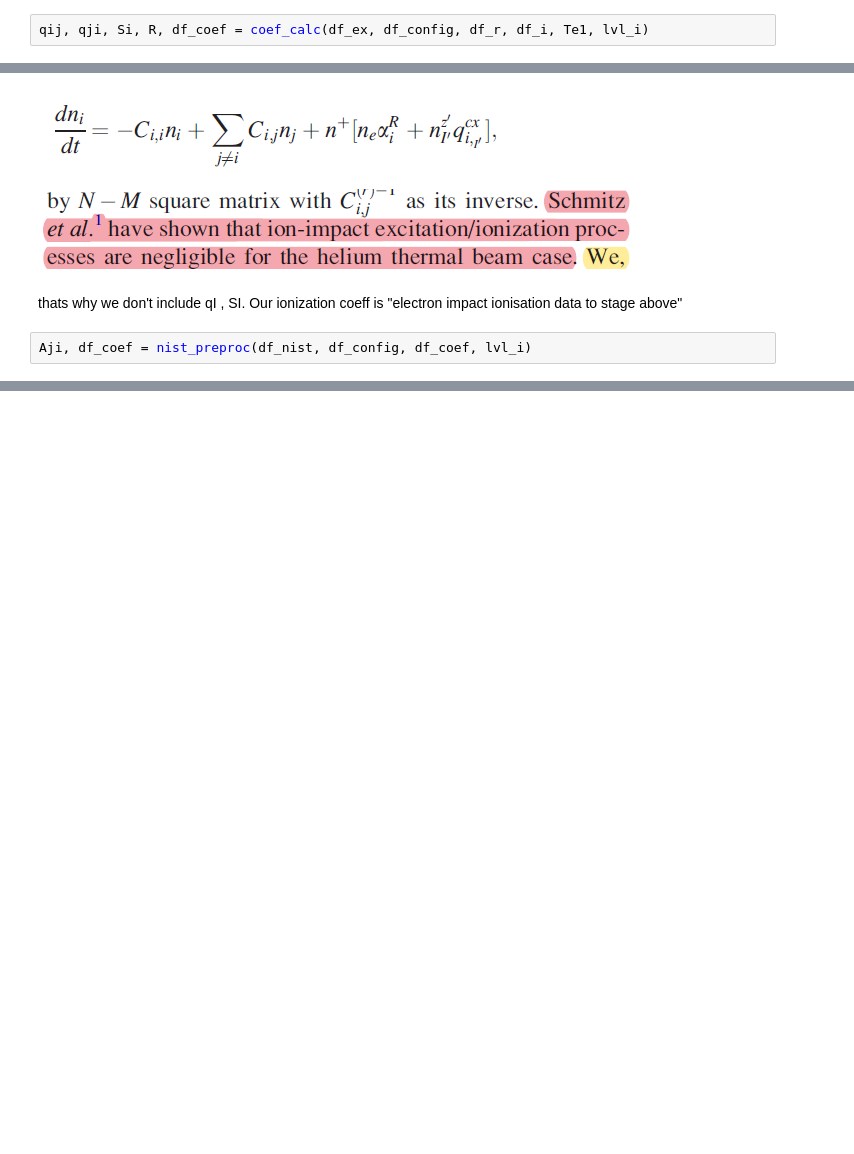
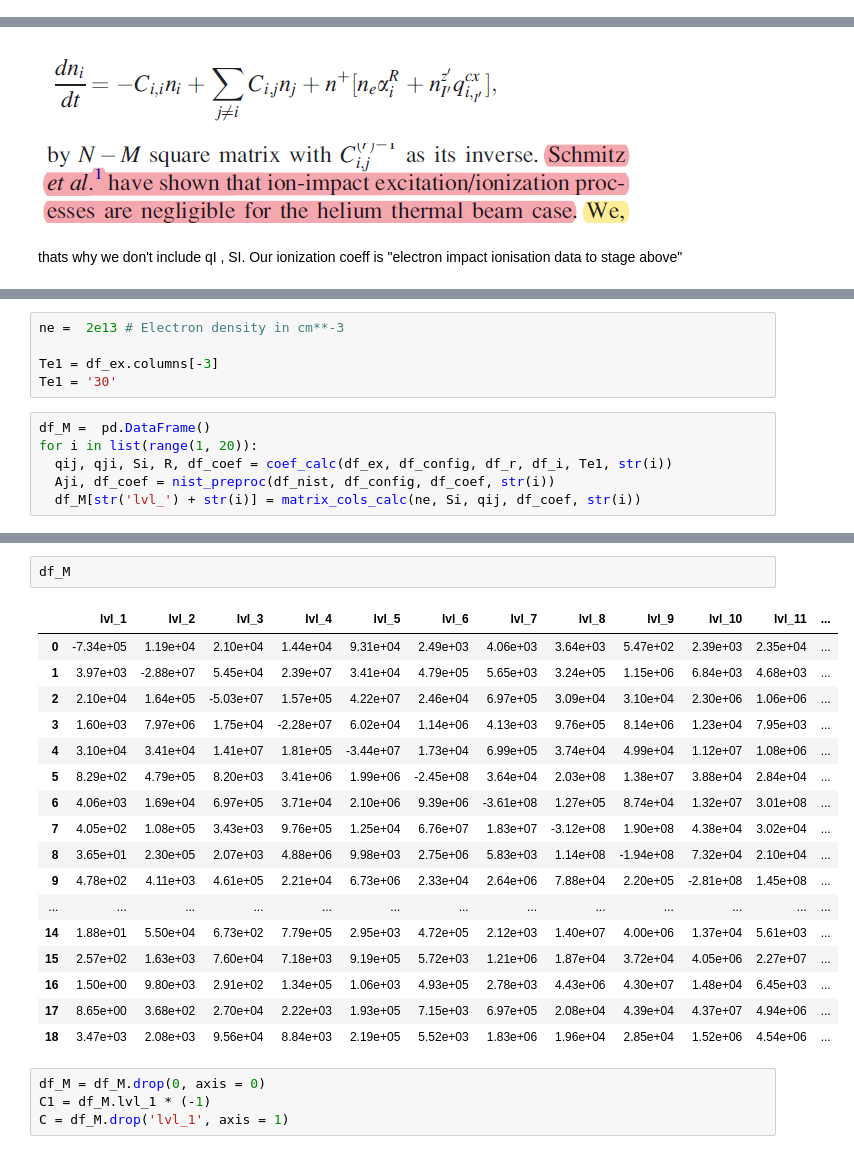
Before and after one commit to nadyayal/CRM, a Jupyter notebook: CRM1.ipynb, the cells around one changed output, grey strips where cells are left out. Drawn from its saved outputs; the diff is of its cells as text; blank space fills up the shorter version.

```diff
--- a/CRM1.ipynb
+++ b/CRM1.ipynb
@@ -256,5 +296,3 @@ lvl_i = '3'
-# %%
-qij, qji, Si, R, df_coef = coef_calc(df_ex, df_config, df_r, df_i, Te1, lvl_i)
 # %% [markdown]
 ![image.png](embedded-picture-1)
 # %% [markdown]
@@ -266,5 +304,3 @@ qij, qji, Si, R, df_coef = coef_calc(df_ex, df_config, df_r, df_i, Te1, lvl_i)
 # %% [markdown]
 thats why we don't include qI , SI.
 Our ionization coeff is "electron impact ionisation data to stage above"
-# %%
-Aji, df_coef = nist_preproc(df_nist, df_config, df_coef, lvl_i)
@@ -280,0 +312,11 @@ df_M = pd.DataFrame(data = C_temp)
+# %%
+ne =  2e13 # Electron density in cm**-3
+
+Te1 = df_ex.columns[-3]
+Te1 = '30'
+# %%
+df_M =  pd.DataFrame()
+for i in list(range(1, 20)):
+  qij, qji, Si, R, df_coef = coef_calc(df_ex, df_config, df_r, df_i, Te1, str(i))
+  Aji, df_coef = nist_preproc(df_nist, df_config, df_coef, str(i))
+  df_M[str('lvl_') + str(i)] = matrix_cols_calc(ne, Si, qij, df_coef, str(i))
@@ -280,0 +423,24 @@ df_M = pd.DataFrame(data = C_temp)
+# %%
+df_M
+# %% [output]
+|  | lvl_1 | lvl_2 | lvl_3 | lvl_4 | lvl_5 | lvl_6 | lvl_7 | lvl_8 | lvl_9 | lvl_10 | lvl_11 | ... |
+| 0 | -7.34e+05 | 1.19e+04 | 2.10e+04 | 1.44e+04 | 9.31e+04 | 2.49e+03 | 4.06e+03 | 3.64e+03 | 5.47e+02 | 2.39e+03 | 2.35e+04 | ... |
+| 1 | 3.97e+03 | -2.88e+07 | 5.45e+04 | 2.39e+07 | 3.41e+04 | 4.79e+05 | 5.65e+03 | 3.24e+05 | 1.15e+06 | 6.84e+03 | 4.68e+03 | ... |
+| 2 | 2.10e+04 | 1.64e+05 | -5.03e+07 | 1.57e+05 | 4.22e+07 | 2.46e+04 | 6.97e+05 | 3.09e+04 | 3.10e+04 | 2.30e+06 | 1.06e+06 | ... |
+| 3 | 1.60e+03 | 7.97e+06 | 1.75e+04 | -2.28e+07 | 6.02e+04 | 1.14e+06 | 4.13e+03 | 9.76e+05 | 8.14e+06 | 1.23e+04 | 7.95e+03 | ... |
+| 4 | 3.10e+04 | 3.41e+04 | 1.41e+07 | 1.81e+05 | -3.44e+07 | 1.73e+04 | 6.99e+05 | 3.74e+04 | 4.99e+04 | 1.12e+07 | 1.08e+06 | ... |
+| 5 | 8.29e+02 | 4.79e+05 | 8.20e+03 | 3.41e+06 | 1.99e+06 | -2.45e+08 | 3.64e+04 | 2.03e+08 | 1.38e+07 | 3.88e+04 | 2.84e+04 | ... |
+| 6 | 4.06e+03 | 1.69e+04 | 6.97e+05 | 3.71e+04 | 2.10e+06 | 9.39e+06 | -3.61e+08 | 1.27e+05 | 8.74e+04 | 1.32e+07 | 3.01e+08 | ... |
+| 7 | 4.05e+02 | 1.08e+05 | 3.43e+03 | 9.76e+05 | 1.25e+04 | 6.76e+07 | 1.83e+07 | -3.12e+08 | 1.90e+08 | 4.38e+04 | 3.02e+04 | ... |
+| 8 | 3.65e+01 | 2.30e+05 | 2.07e+03 | 4.88e+06 | 9.98e+03 | 2.75e+06 | 5.83e+03 | 1.14e+08 | -1.94e+08 | 7.32e+04 | 2.10e+04 | ... |
+| 9 | 4.78e+02 | 4.11e+03 | 4.61e+05 | 2.21e+04 | 6.73e+06 | 2.33e+04 | 2.64e+06 | 7.88e+04 | 2.20e+05 | -2.81e+08 | 1.45e+08 | ... |
+| ... | ... | ... | ... | ... | ... | ... | ... | ... | ... | ... | ... | ... |
+| 14 | 1.88e+01 | 5.50e+04 | 6.73e+02 | 7.79e+05 | 2.95e+03 | 4.72e+05 | 2.12e+03 | 1.40e+07 | 4.00e+06 | 1.37e+04 | 5.61e+03 | ... |
+| 15 | 2.57e+02 | 1.63e+03 | 7.60e+04 | 7.18e+03 | 9.19e+05 | 5.72e+03 | 1.21e+06 | 1.87e+04 | 3.72e+04 | 4.05e+06 | 2.27e+07 | ... |
+| 16 | 1.50e+00 | 9.80e+03 | 2.91e+02 | 1.34e+05 | 1.06e+03 | 4.93e+05 | 2.78e+03 | 4.43e+06 | 4.30e+07 | 1.48e+04 | 6.45e+03 | ... |
+| 17 | 8.65e+00 | 3.68e+02 | 2.70e+04 | 2.22e+03 | 1.93e+05 | 7.15e+03 | 6.97e+05 | 2.08e+04 | 4.39e+04 | 4.37e+07 | 4.94e+06 | ... |
+| 18 | 3.47e+03 | 2.08e+03 | 9.56e+04 | 8.84e+03 | 2.19e+05 | 5.52e+03 | 1.83e+06 | 1.96e+04 | 2.85e+04 | 1.52e+06 | 4.54e+06 | ... |
+# %%
+df_M = df_M.drop(0, axis = 0)
+C1 = df_M.lvl_1 * (-1)
+C = df_M.drop('lvl_1', axis = 1)
```
Also changed, not shown: parts of 10 cells of this notebook.
